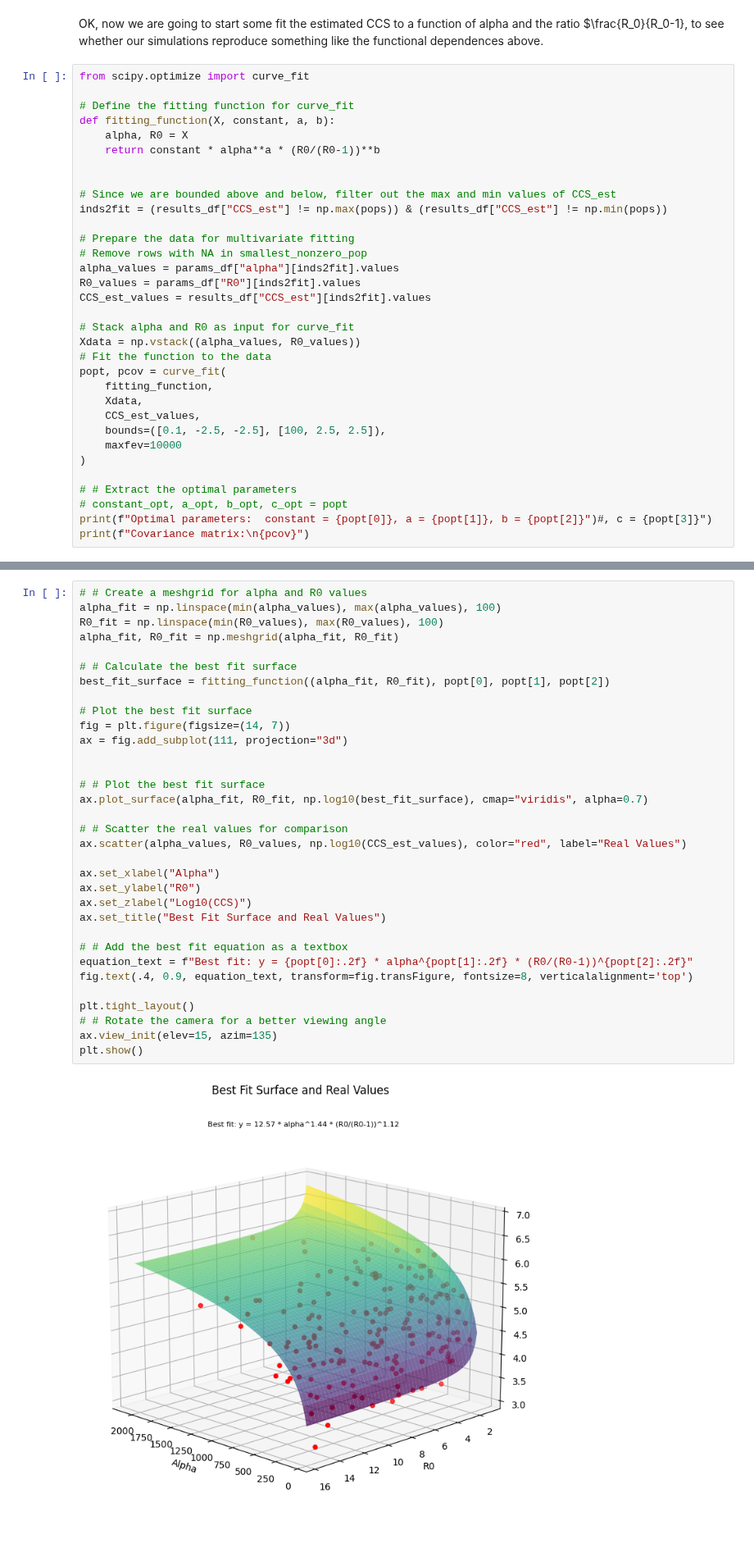
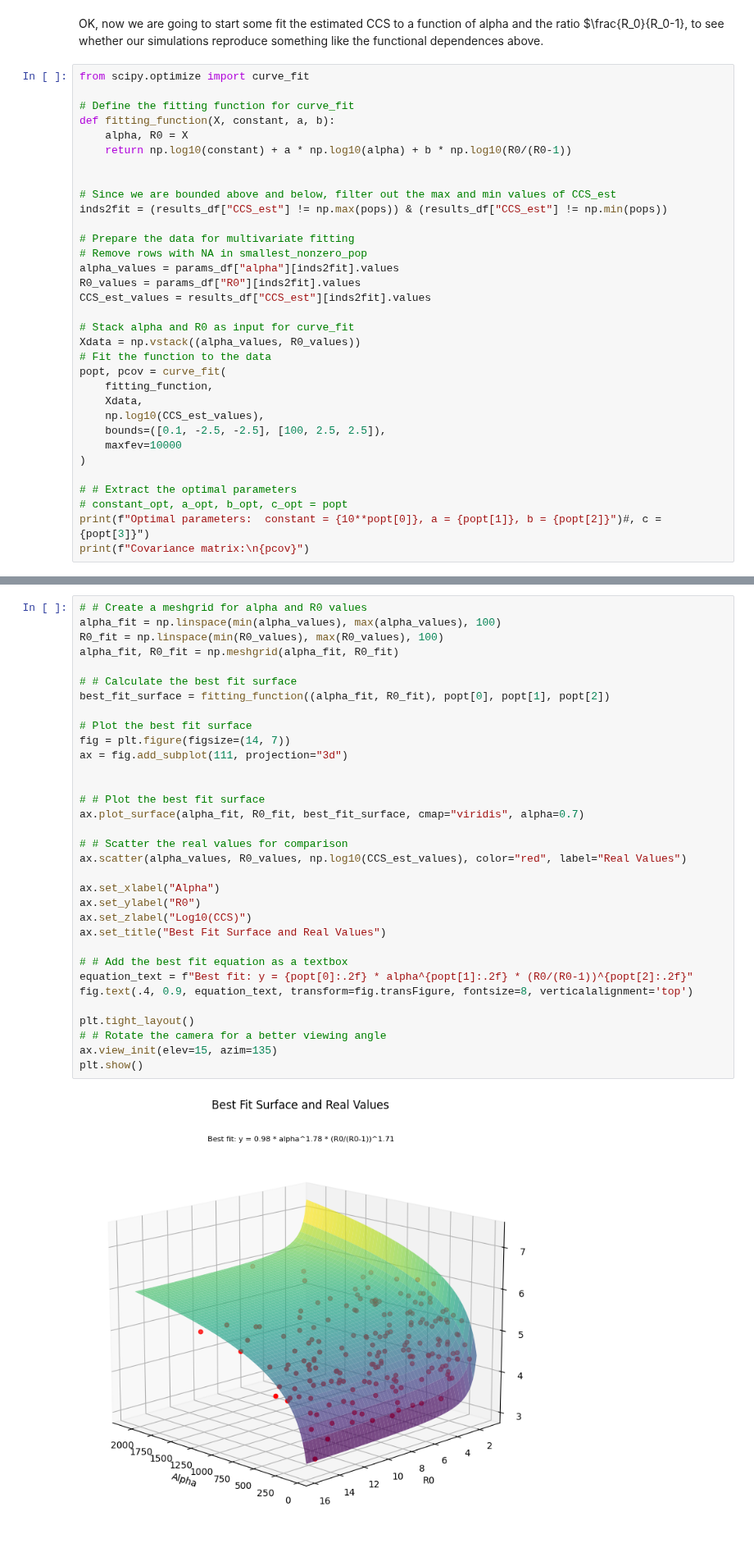
Before and after one commit to laser-base/laser-generic, a Jupyter notebook: docs/tutorials/notebooks/07_SIR_CCS.ipynb, the cells around one changed output, grey strips where cells are left out. Shown at 82% size. Drawn from its saved outputs; the diff is of its cells as text.

```diff
--- a/docs/tutorials/notebooks/07_SIR_CCS.ipynb
+++ b/docs/tutorials/notebooks/07_SIR_CCS.ipynb
@@ -253,7 +253,7 @@ from scipy.optimize import curve_fit
 # Define the fitting function for curve_fit
 def fitting_function(X, constant, a, b):
     alpha, R0 = X
-    return constant * alpha**a * (R0/(R0-1))**b
+    return np.log10(constant) + a * np.log10(alpha) + b * np.log10(R0/(R0-1))
 
 
 # Since we are bounded above and below, filter out the max and min values of CCS_est
@@ -271,13 +271,13 @@ Xdata = np.vstack((alpha_values, R0_values))
 popt, pcov = curve_fit(
     fitting_function,
     Xdata,
-    CCS_est_values,
+    np.log10(CCS_est_values),
     bounds=([0.1, -2.5, -2.5], [100, 2.5, 2.5]),
     maxfev=10000
 )
 
 # # Extract the optimal parameters
 # constant_opt, a_opt, b_opt, c_opt = popt
-print(f"Optimal parameters:  constant = {popt[0]}, a = {popt[1]}, b = {popt[2]}")#, c = {popt[3]}")
+print(f"Optimal parameters:  constant = {10**popt[0]}, a = {popt[1]}, b = {popt[2]}")#, c = {popt[3]}")
 print(f"Covariance matrix:\n{pcov}")
 # %% [output]
@@ -292,32 +309,32 @@ alpha_fit = np.linspace(min(alpha_values), max(alpha_values), 100)
 R0_fit = np.linspace(min(R0_values), max(R0_values), 100)
 alpha_fit, R0_fit = np.meshgrid(alpha_fit, R0_fit)
 
 # # Calculate the best fit surface
 best_fit_surface = fitting_function((alpha_fit, R0_fit), popt[0], popt[1], popt[2])
 
 # Plot the best fit surface
 fig = plt.figure(figsize=(14, 7))
 ax = fig.add_subplot(111, projection="3d")
 
 
 # # Plot the best fit surface
-ax.plot_surface(alpha_fit, R0_fit, np.log10(best_fit_surface), cmap="viridis", alpha=0.7)
+ax.plot_surface(alpha_fit, R0_fit, best_fit_surface, cmap="viridis", alpha=0.7)
 
 # # Scatter the real values for comparison
 ax.scatter(alpha_values, R0_values, np.log10(CCS_est_values), color="red", label="Real Values")
 
 ax.set_xlabel("Alpha")
 ax.set_ylabel("R0")
 ax.set_zlabel("Log10(CCS)")
 ax.set_title("Best Fit Surface and Real Values")
 
 # # Add the best fit equation as a textbox
 equation_text = f"Best fit: y = {popt[0]:.2f} * alpha^{popt[1]:.2f} * (R0/(R0-1))^{popt[2]:.2f}"
 fig.text(.4, 0.9, equation_text, transform=fig.transFigure, fontsize=8, verticalalignment='top')
 
 plt.tight_layout()
 # # Rotate the camera for a better viewing angle
 ax.view_init(elev=15, azim=135)
 plt.show()
 # %% [output]
-[figure, old version]
+[figure, new version]
```
Also changed, not shown: parts of 2 cells of this notebook.
